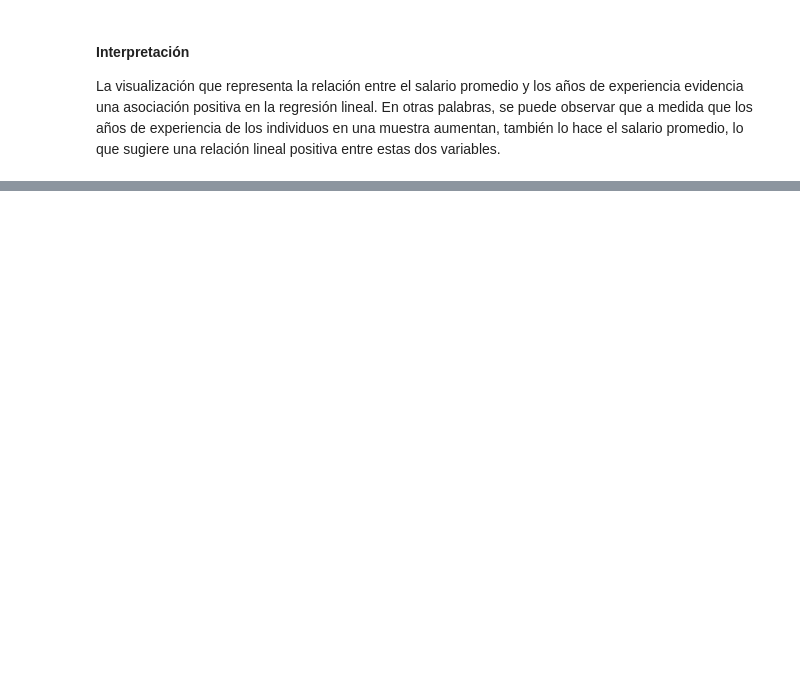
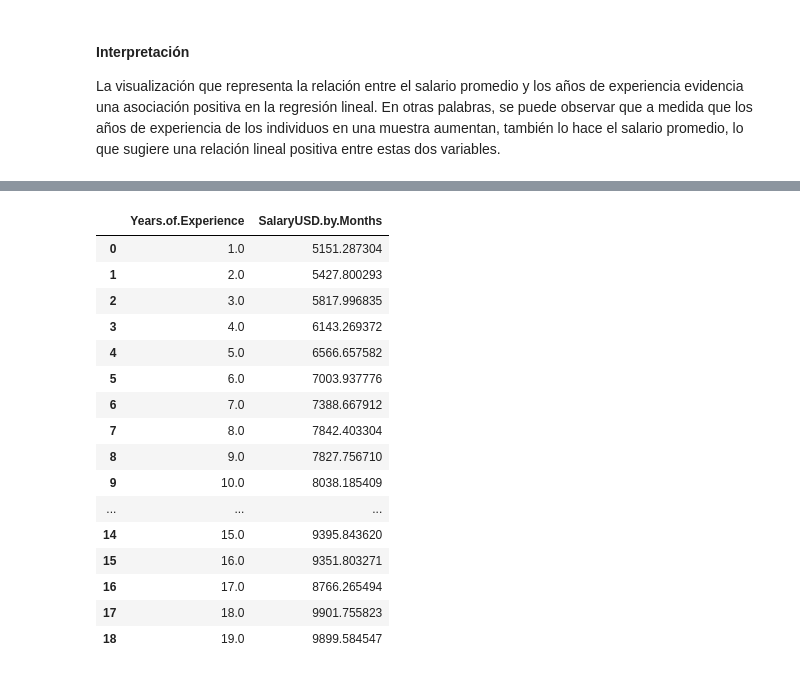
Before and after one commit to CarlosARossi/dataScienceCoder, a Jupyter notebook: ProyectoDS_ParteI_+Rossi.ipynb, the cells around one changed output, grey strips where cells are left out. Cells and saved outputs as stored; diff of their text form; code cells hidden in the pictures; blank space fills up the shorter version.

```diff
--- a/ProyectoDS_ParteI_+Rossi.ipynb
+++ b/ProyectoDS_ParteI_+Rossi.ipynb
@@ -193,0 +212,20 @@ La visualización que representa la relación entre el salario promedio y los a
+# %%
+filtered_salaries
+# %% [output]
+|  | Years.of.Experience | SalaryUSD.by.Months |
+| 0 | 1.0 | 5151.287304 |
+| 1 | 2.0 | 5427.800293 |
+| 2 | 3.0 | 5817.996835 |
+| 3 | 4.0 | 6143.269372 |
+| 4 | 5.0 | 6566.657582 |
+| 5 | 6.0 | 7003.937776 |
+| 6 | 7.0 | 7388.667912 |
+| 7 | 8.0 | 7842.403304 |
+| 8 | 9.0 | 7827.756710 |
+| 9 | 10.0 | 8038.185409 |
+| ... | ... | ... |
+| 14 | 15.0 | 9395.843620 |
+| 15 | 16.0 | 9351.803271 |
+| 16 | 17.0 | 8766.265494 |
+| 17 | 18.0 | 9901.755823 |
+| 18 | 19.0 | 9899.584547 |
```
Also changed, not shown: parts of 17 cells of this notebook.
